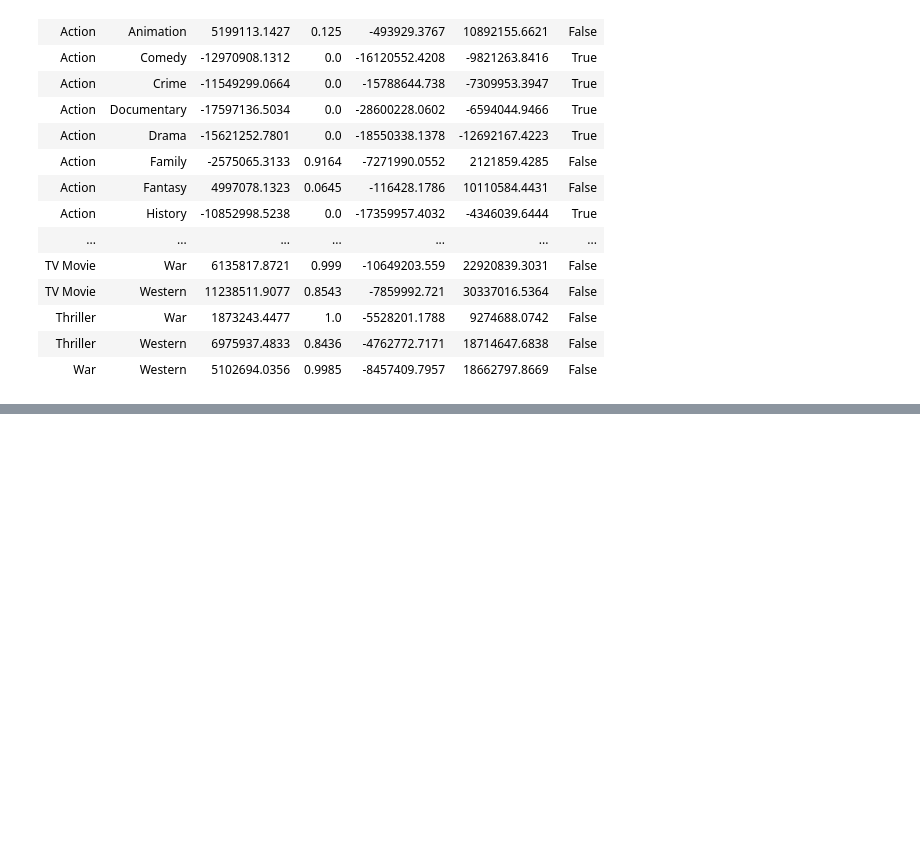
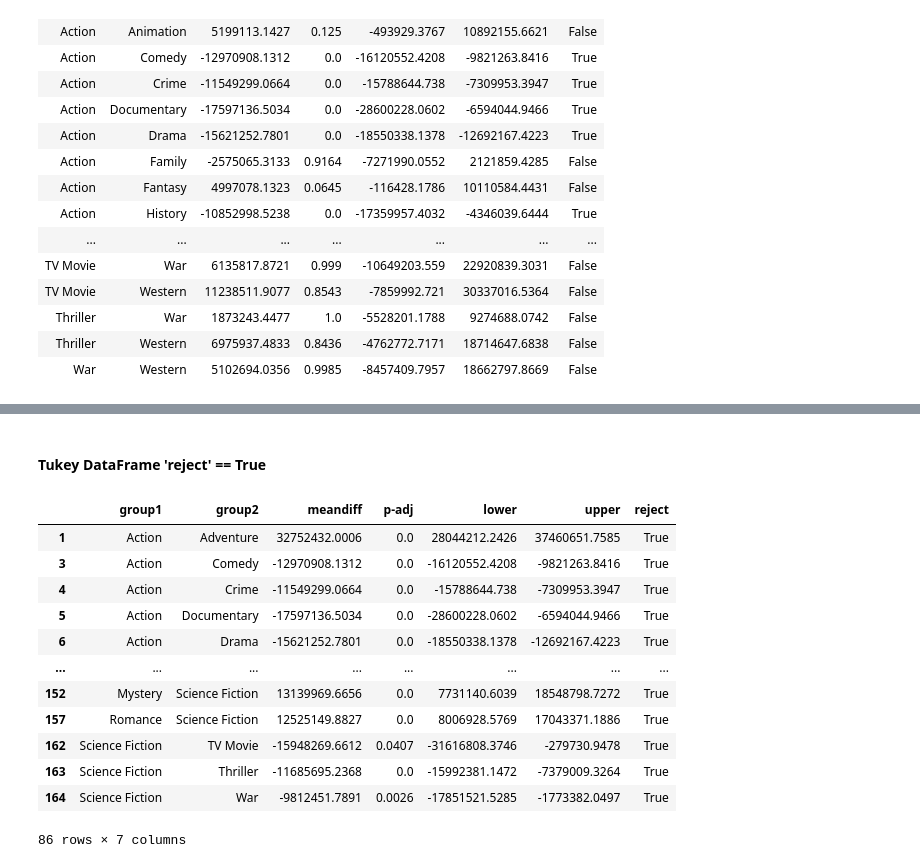
Before and after one commit to jonnunez92/IMDB-MySQL, a Jupyter notebook: IMDB - Part 4_Hypothesis Testing - Jonathan Nunez.ipynb, the cells around one changed output, grey strips where cells are left out. Cells and saved outputs as stored; diff of their text form; code cells hidden in the pictures; blank space fills up the shorter version.

```diff
--- a/IMDB - Part 4_Hypothesis Testing - Jonathan Nunez.ipynb
+++ b/IMDB - Part 4_Hypothesis Testing - Jonathan Nunez.ipynb
@@ -1231,0 +1082,19 @@ Name: Group1, dtype: int64
+# %% [markdown]
+#### Tukey DataFrame 'reject' == True
+# %%
+tukey_df_true = tukey_df[tukey_df['reject'] == True]
+tukey_df_true
+# %% [output]
+|  | group1 | group2 | meandiff | p-adj | lower | upper | reject |
+| 1 | Action | Adventure | 32752432.0006 | 0.0 | 28044212.2426 | 37460651.7585 | True |
+| 3 | Action | Comedy | -12970908.1312 | 0.0 | -16120552.4208 | -9821263.8416 | True |
+| 4 | Action | Crime | -11549299.0664 | 0.0 | -15788644.738 | -7309953.3947 | True |
+| 5 | Action | Documentary | -17597136.5034 | 0.0 | -28600228.0602 | -6594044.9466 | True |
+| 6 | Action | Drama | -15621252.7801 | 0.0 | -18550338.1378 | -12692167.4223 | True |
+| ... | ... | ... | ... | ... | ... | ... | ... |
+| 152 | Mystery | Science Fiction | 13139969.6656 | 0.0 | 7731140.6039 | 18548798.7272 | True |
+| 157 | Romance | Science Fiction | 12525149.8827 | 0.0 | 8006928.5769 | 17043371.1886 | True |
+| 162 | Science Fiction | TV Movie | -15948269.6612 | 0.0407 | -31616808.3746 | -279730.9478 | True |
+| 163 | Science Fiction | Thriller | -11685695.2368 | 0.0 | -15992381.1472 | -7379009.3264 | True |
+| 164 | Science Fiction | War | -9812451.7891 | 0.0026 | -17851521.5285 | -1773382.0497 | True |
+86 rows × 7 columns
```
Also changed, not shown: parts of 29 cells of this notebook.
